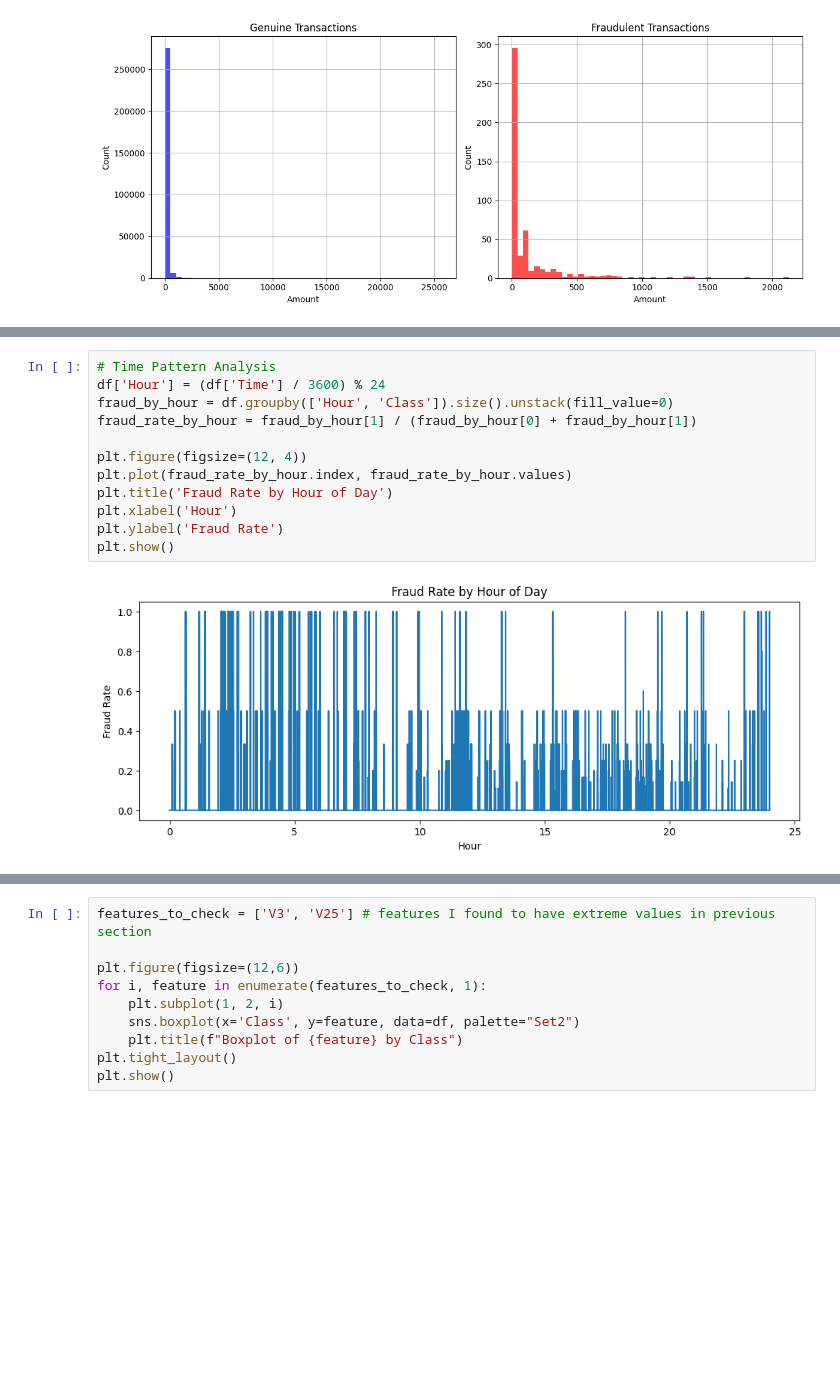
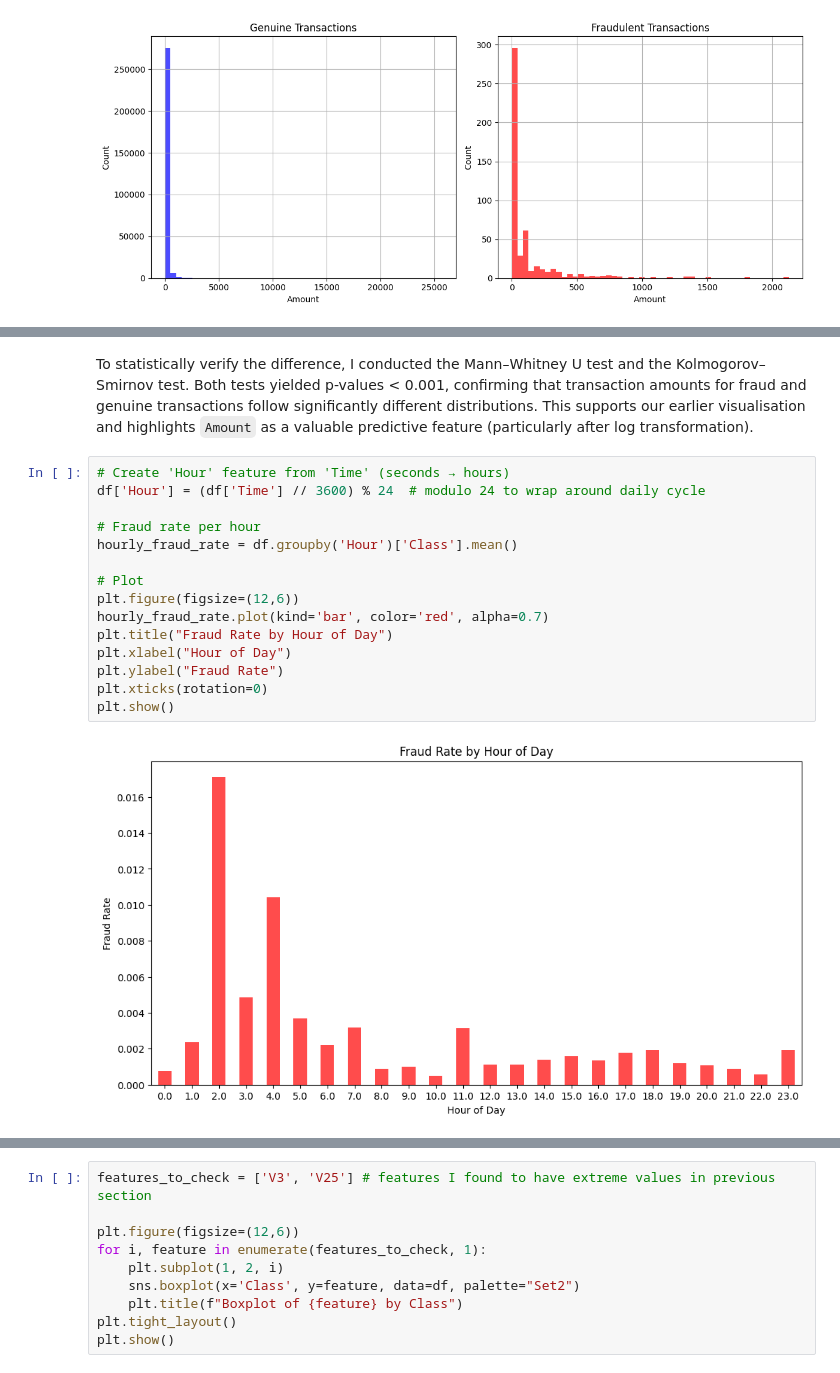
Before and after one commit to Rian-D/ML-Fraud-Detection, a Jupyter notebook: fraud_detection.ipynb, the cells around one changed output, grey strips where cells are left out. Cells and saved outputs as stored; diff of their text form; blank space fills up the shorter version.

Commit message:
Kaggle Notebook | Credit Card Fraud Detection | Version 1

```diff
--- a/fraud_detection.ipynb
+++ b/fraud_detection.ipynb
@@ -174,17 +196,22 @@ plt.show()
+# %% [markdown]
+To statistically verify the difference, I conducted the Mann–Whitney U test and the Kolmogorov–Smirnov test. Both tests yielded p-values < 0.001, confirming that transaction amounts for fraud and genuine transactions follow significantly different distributions. This supports our earlier visualisation and highlights `Amount` as a valuable predictive feature (particularly after log transformation).
 # %%
-# Time Pattern Analysis
-df['Hour'] = (df['Time'] / 3600) % 24
-fraud_by_hour = df.groupby(['Hour', 'Class']).size().unstack(fill_value=0)
-fraud_rate_by_hour = fraud_by_hour[1] / (fraud_by_hour[0] + fraud_by_hour[1])
+# Create 'Hour' feature from 'Time' (seconds → hours)
+df['Hour'] = (df['Time'] // 3600) % 24  # modulo 24 to wrap around daily cycle
 
-plt.figure(figsize=(12, 4))
-plt.plot(fraud_rate_by_hour.index, fraud_rate_by_hour.values)
-plt.title('Fraud Rate by Hour of Day')
-plt.xlabel('Hour')
-plt.ylabel('Fraud Rate')
+# Fraud rate per hour
+hourly_fraud_rate = df.groupby('Hour')['Class'].mean()
+
+# Plot
+plt.figure(figsize=(12,6))
+hourly_fraud_rate.plot(kind='bar', color='red', alpha=0.7)
+plt.title("Fraud Rate by Hour of Day")
+plt.xlabel("Hour of Day")
+plt.ylabel("Fraud Rate")
+plt.xticks(rotation=0)
 plt.show()
 # %% [output]
-[figure, old version]
+[figure, new version]
 # %%
 # Compute correlations with 'Class'
 correlations = df.corr()['Class'].sort_values(ascending=False)
```
Also changed, not shown: parts of 9 cells of this notebook.
